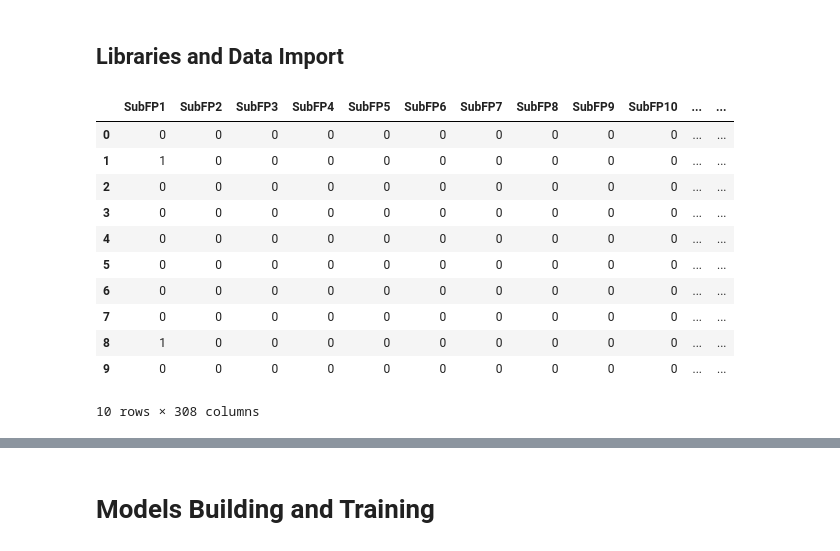
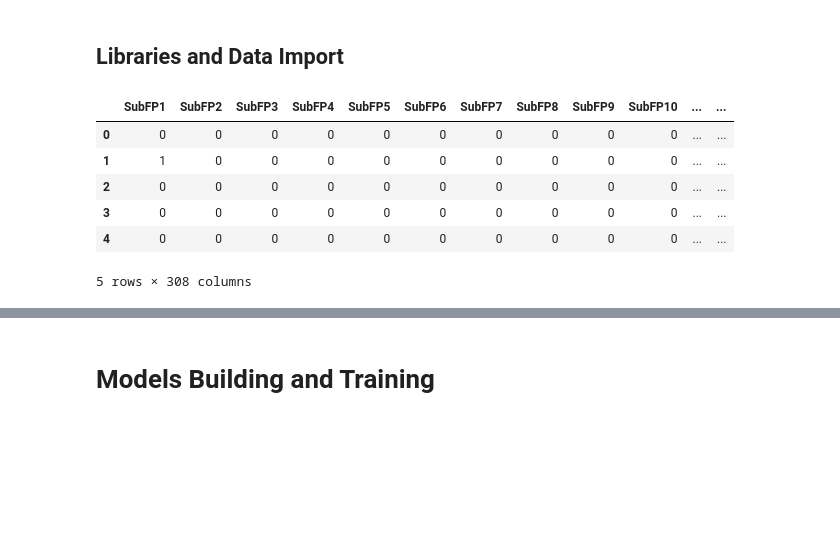
Before and after one commit to mehdimerbah/CompDrugDiscovery, a Jupyter notebook: models/ClassificationModel.ipynb, the cells around one changed output, grey strips where cells are left out. Saved outputs shown, nothing was run; the diff lists cells and outputs as text; code cells hidden in the pictures; blank space fills up the shorter version.

```diff
--- a/models/ClassificationModel.ipynb
+++ b/models/ClassificationModel.ipynb
@@ -5,35 +5,28 @@
 # %%
 import pandas as pd
 import seaborn as sns
 import numpy as np
 import matplotlib.pyplot as plt
 
 from sklearn.feature_selection import VarianceThreshold
 from sklearn.ensemble import RandomForestClassifier
+from sklearn.svm import SVC, LinearSVC
 from sklearn.metrics import matthews_corrcoef
 from sklearn.model_selection import train_test_split
 from sklearn.metrics import classification_report, accuracy_score, precision_score, recall_score, f1_score, roc_curve, auc
-from tensorflow.keras.layers import Embedding
-from tensorflow.keras.models import Sequential
-from tensorflow.keras.layers import LSTM, Dense, SimpleRNN
 import json
 
 
 data = pd.read_csv('https://raw.githubusercontent.com/mehdimerbah/CompDrugDiscovery/main/data/classification_model_data.csv')
-data.head(10)
+data.head(5)
 # %% [output]
 |  | SubFP1 | SubFP2 | SubFP3 | SubFP4 | SubFP5 | SubFP6 | SubFP7 | SubFP8 | SubFP9 | SubFP10 | ... | ... |
 | 0 | 0 | 0 | 0 | 0 | 0 | 0 | 0 | 0 | 0 | 0 | ... | ... |
 | 1 | 1 | 0 | 0 | 0 | 0 | 0 | 0 | 0 | 0 | 0 | ... | ... |
 | 2 | 0 | 0 | 0 | 0 | 0 | 0 | 0 | 0 | 0 | 0 | ... | ... |
 | 3 | 0 | 0 | 0 | 0 | 0 | 0 | 0 | 0 | 0 | 0 | ... | ... |
 | 4 | 0 | 0 | 0 | 0 | 0 | 0 | 0 | 0 | 0 | 0 | ... | ... |
-| 5 | 0 | 0 | 0 | 0 | 0 | 0 | 0 | 0 | 0 | 0 | ... | ... |
-| 6 | 0 | 0 | 0 | 0 | 0 | 0 | 0 | 0 | 0 | 0 | ... | ... |
-| 7 | 0 | 0 | 0 | 0 | 0 | 0 | 0 | 0 | 0 | 0 | ... | ... |
-| 8 | 1 | 0 | 0 | 0 | 0 | 0 | 0 | 0 | 0 | 0 | ... | ... |
-| 9 | 0 | 0 | 0 | 0 | 0 | 0 | 0 | 0 | 0 | 0 | ... | ... |
-10 rows × 308 columns
+5 rows × 308 columns
 # %%
 features = data.drop(columns = ['activity_class'])
 targets = data.activity_class
```
Also changed, not shown: parts of 20 cells of this notebook.
